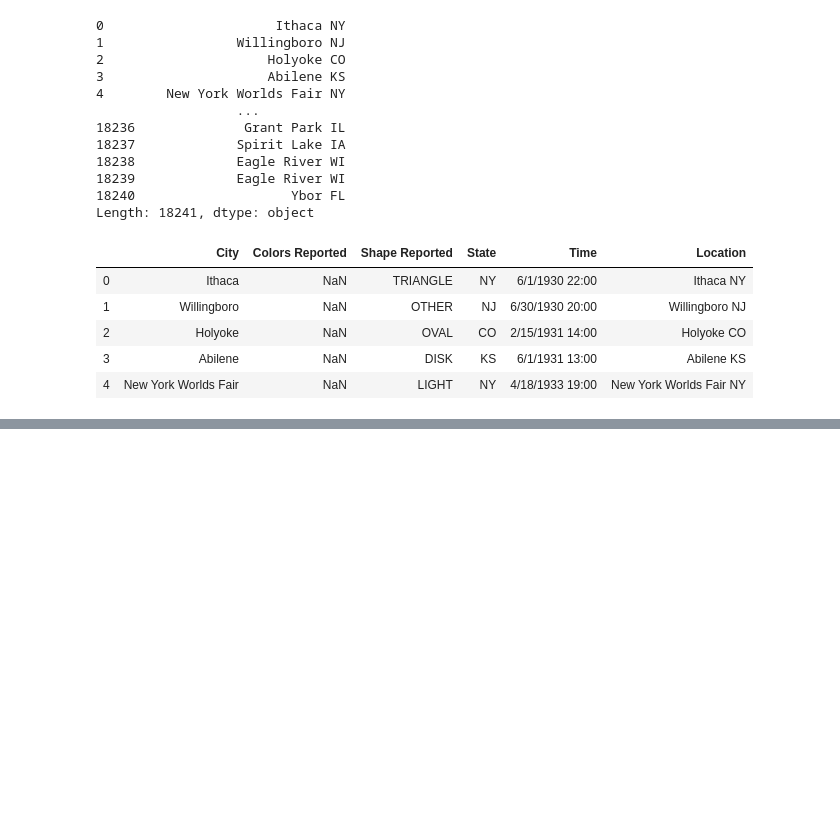
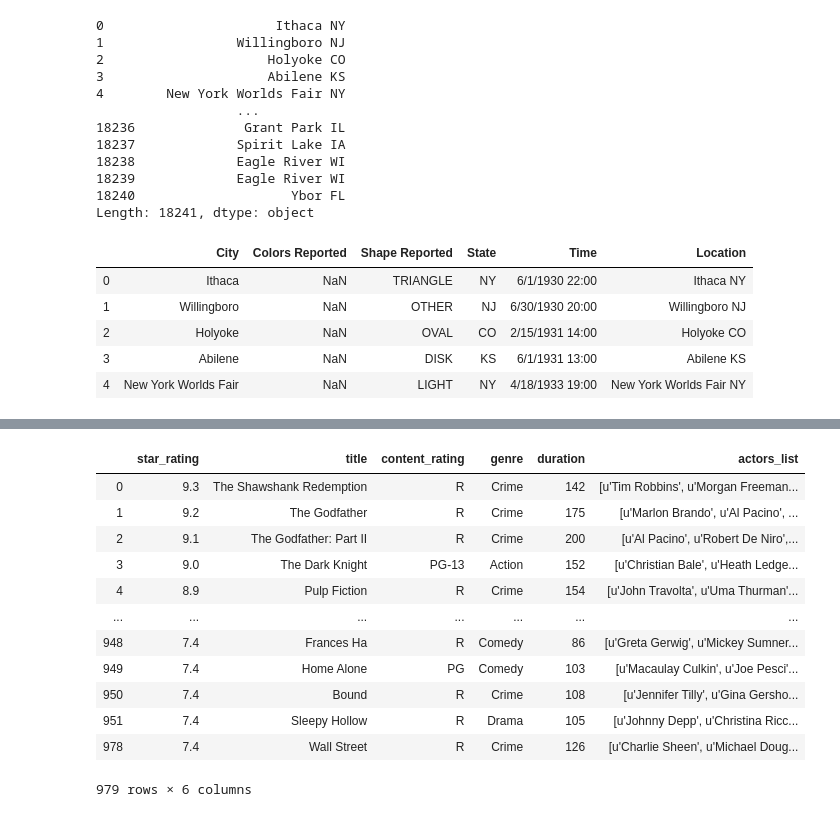
Before and after one commit to rmlevy1/nyc-mhtn-ds-010620-lectures, a Jupyter notebook: Pandas Practice.ipynb, the cells around one changed output, grey strips where cells are left out. Cells and saved outputs as stored; diff of their text form; code cells hidden in the pictures; blank space fills up the shorter version.

```diff
--- a/Pandas Practice.ipynb
+++ b/Pandas Practice.ipynb
@@ -147,0 +351,17 @@ ufo.head()
+# %%
+#Sorting the pandas dataframe
+movies.sort_values(['star_rating'], ascending=False)
+# %% [output]
+|  | star_rating | title | content_rating | genre | duration | actors_list |
+| 0 | 9.3 | The Shawshank Redemption | R | Crime | 142 | [u'Tim Robbins', u'Morgan Freeman... |
+| 1 | 9.2 | The Godfather | R | Crime | 175 | [u'Marlon Brando', u'Al Pacino', ... |
+| 2 | 9.1 | The Godfather: Part II | R | Crime | 200 | [u'Al Pacino', u'Robert De Niro',... |
+| 3 | 9.0 | The Dark Knight | PG-13 | Action | 152 | [u'Christian Bale', u'Heath Ledge... |
+| 4 | 8.9 | Pulp Fiction | R | Crime | 154 | [u'John Travolta', u'Uma Thurman'... |
+| ... | ... | ... | ... | ... | ... | ... |
+| 948 | 7.4 | Frances Ha | R | Comedy | 86 | [u'Greta Gerwig', u'Mickey Sumner... |
+| 949 | 7.4 | Home Alone | PG | Comedy | 103 | [u'Macaulay Culkin', u'Joe Pesci'... |
+| 950 | 7.4 | Bound | R | Crime | 108 | [u'Jennifer Tilly', u'Gina Gersho... |
+| 951 | 7.4 | Sleepy Hollow | R | Drama | 105 | [u'Johnny Depp', u'Christina Ricc... |
+| 978 | 7.4 | Wall Street | R | Crime | 126 | [u'Charlie Sheen', u'Michael Doug... |
+979 rows × 6 columns
```
Also changed, not shown: parts of 85 cells of this notebook, 3 other files.
